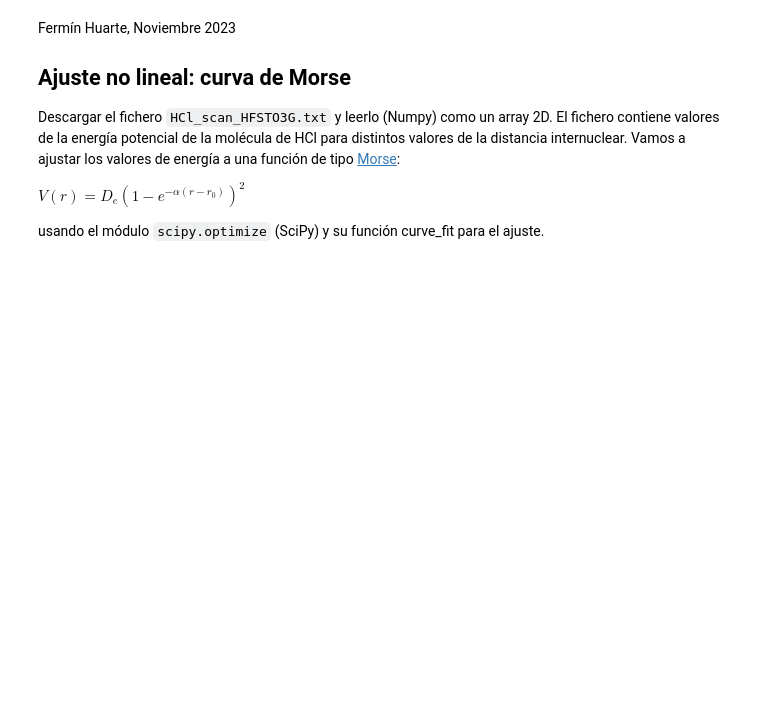
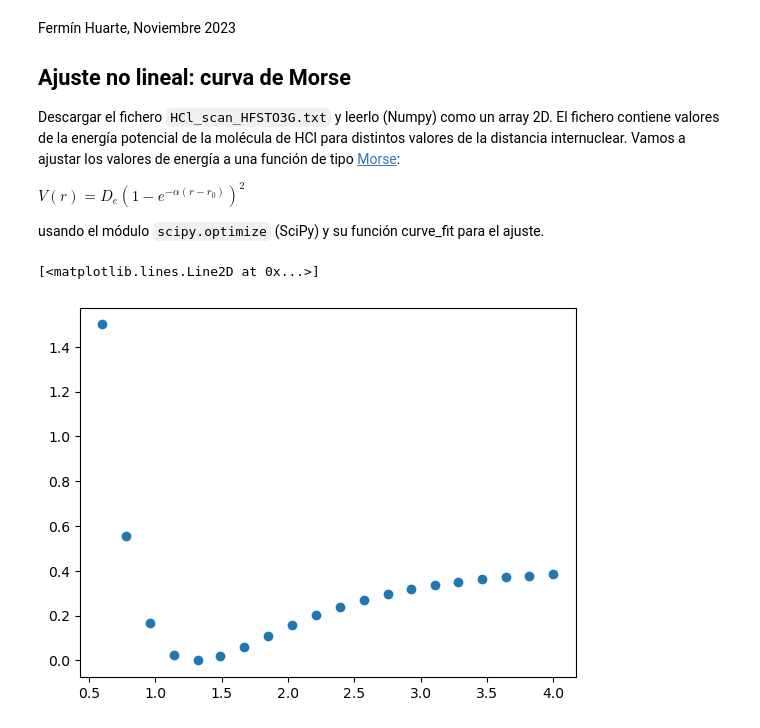
Before and after one commit to RayonVina/Python_for_scientists_2023, a Jupyter notebook: notebooks/Ajuste_funciones_simple_students.ipynb, the cells around one changed output. Drawn from its saved outputs; the diff is of its cells as text; code cells hidden in the pictures; blank space fills up the shorter version.

```diff
--- a/notebooks/Ajuste_funciones_simple_students.ipynb
+++ b/notebooks/Ajuste_funciones_simple_students.ipynb
@@ -116,3 +116,8 @@ Descargar el fichero `HCl_scan_HFSTO3G.txt` y leerlo (Numpy) como un array 2D. E
 $V(r) = D_e \left ( 1 - e^{-\alpha(r-r_0)} \right) ^2$
 
 usando el módulo `scipy.optimize` (SciPy) y su función curve_fit para el ajuste.
+# %%
+data = np.loadtxt("/home/fiolhnir/Documentos/Python_for_scientists_2023/data/HCl_scan_HFSTO3G.txt")
+r = data[:,0]
+E = data[:,1]
+E = E - np.min(E)
@@ -118,0 +127,5 @@ usando el módulo `scipy.optimize` (SciPy) y su función curve_fit para el ajust
+# %%
+plt.plot(r, E, "C0o")
+# %% [output]
+[<matplotlib.lines.Line2D at 0x...>]
+[figure, added]
```
Also changed, not shown: parts of 8 cells of this notebook.
